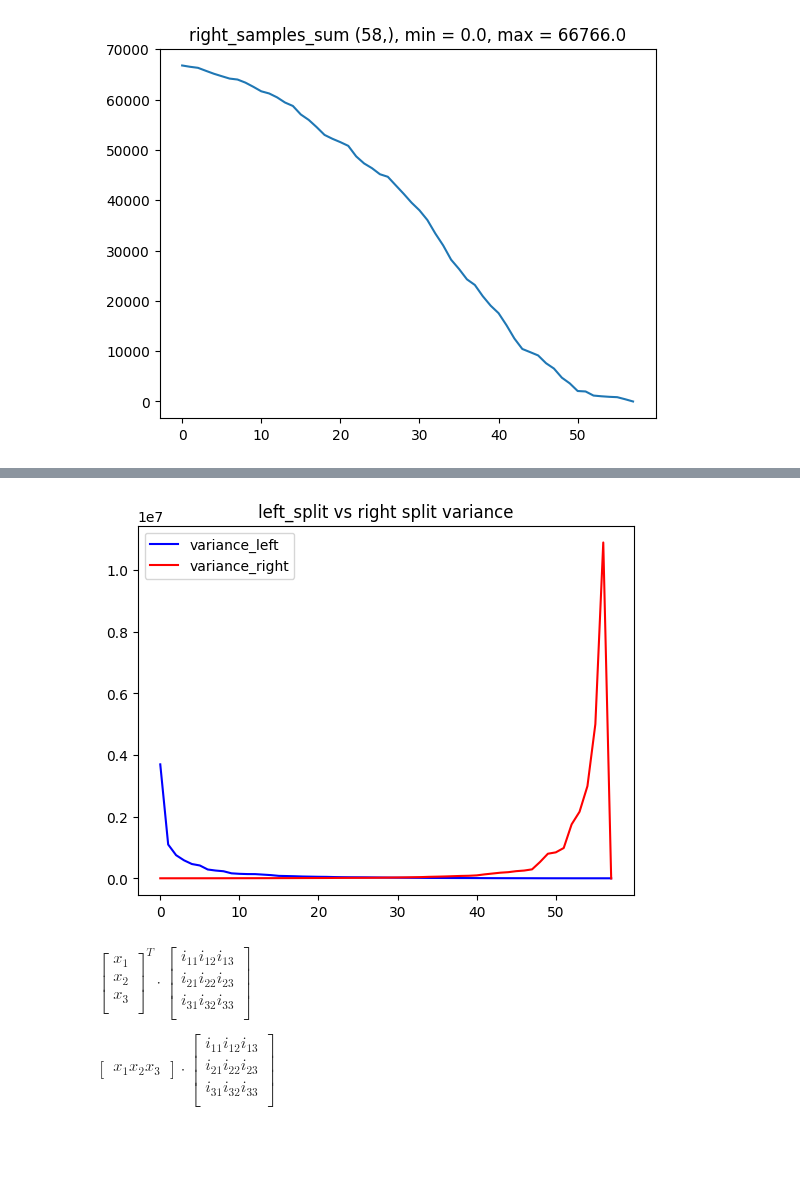
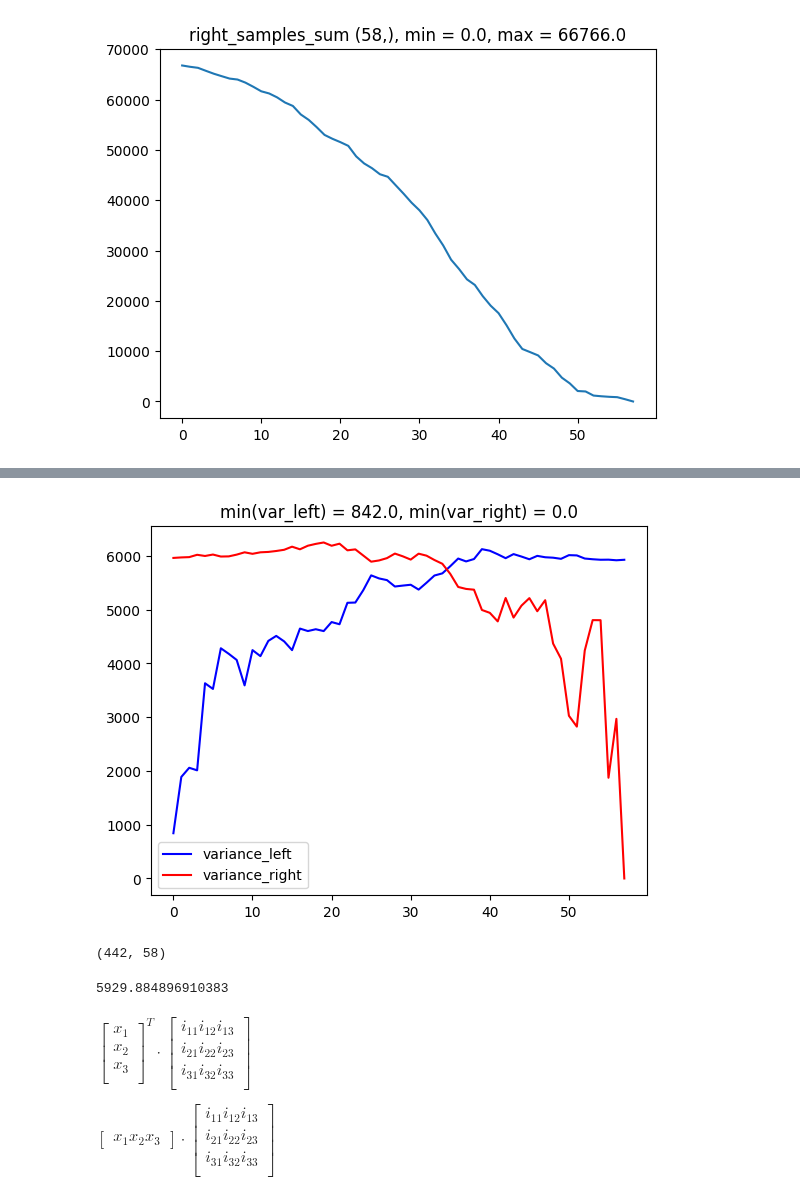
Before and after one commit to jumzzz/prob-ml, a Jupyter notebook: ch18/decision_trees/implementation/01-impl-split-sampler.ipynb, the cells around one changed output, grey strips where cells are left out. Cells and saved outputs as stored; diff of their text form; code cells hidden in the pictures; blank space fills up the shorter version.

Commit message:
correction in variance calculations

```diff
--- a/ch18/decision_trees/implementation/01-impl-split-sampler.ipynb
+++ b/ch18/decision_trees/implementation/01-impl-split-sampler.ipynb
@@ -84,20 +93,38 @@ plt.show()
 # %%
 # Variance calculations
 var_left = (left_sampled - left_samples_mean.reshape(1,-1)) ** 2
 var_right = (right_sampled - right_samples_mean.reshape(1,-1)) ** 2
 
+var_left = np.where(left_sampled == 0, 0, var_left)
+var_right = np.where(right_sampled == 0, 0, var_right)
+
 # var_left.shape
 var_left = np.where(n_samples_left == 0, 0, np.sum(var_left, axis=0) / n_samples_left)
 var_right = np.where(n_samples_right == 0, 0, np.sum(var_right, axis=0) / n_samples_right)
+
+min_var_left = np.min(var_left)
+min_var_right = np.min(var_right)
+min_var_left = round(float(min_var_left), 2)
+min_var_right = round(float(min_var_right), 2)
+
 
 # var_left.shape
 plt.plot(np.arange(var_left.shape[0]), var_left, color='blue', label='variance_left')
 plt.plot(np.arange(var_right.shape[0]), var_right, color='red', label='variance_right')
 plt.legend()
-plt.title('left_split vs right split variance')
+plt.title(f'min(var_left) = {min_var_left}, min(var_right) = {min_var_right}')
 plt.show()
 # %% [output]
-[figure, old version]
+[figure, new version]
+# %%
+left_sampled.shape
+# %% [output]
+(442, 58)
+# %%
+np.min(var_left)
+np.max(var_right)
+# %% [output]
+5929.884896910383
 # %% [markdown]
 $
 \begin{bmatrix}
```
Also changed, not shown: parts of 2 cells of this notebook.
